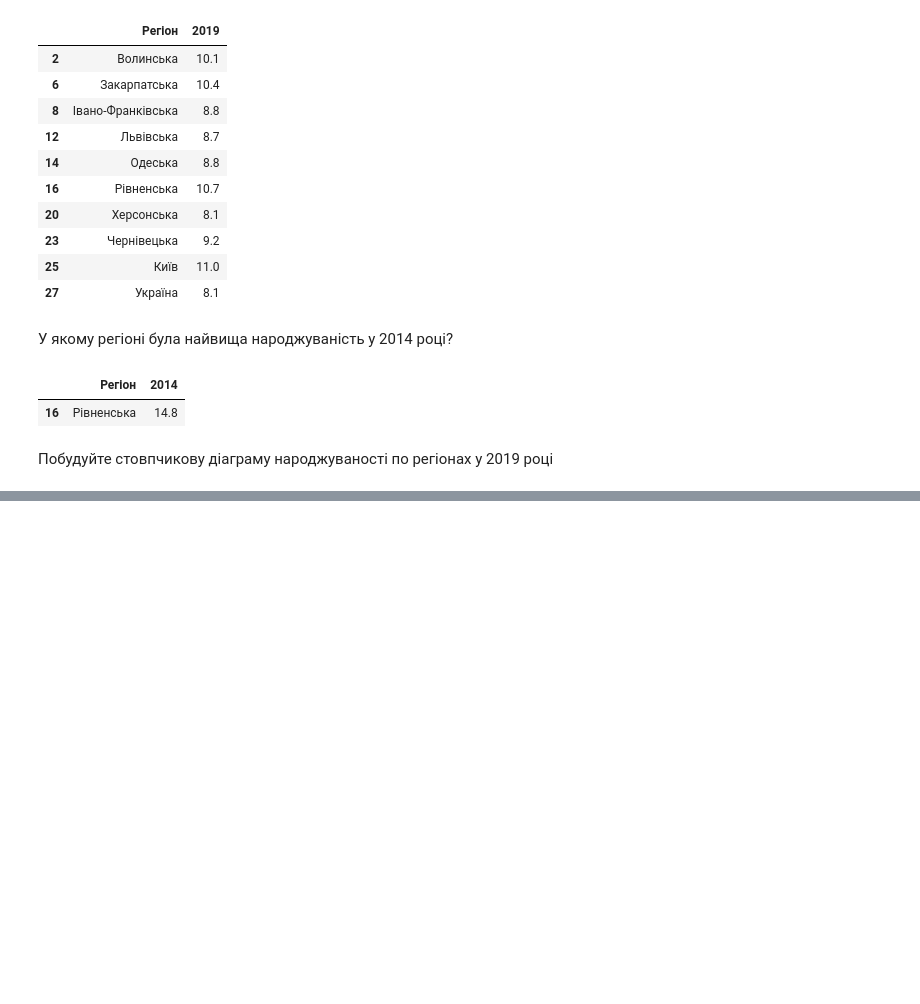
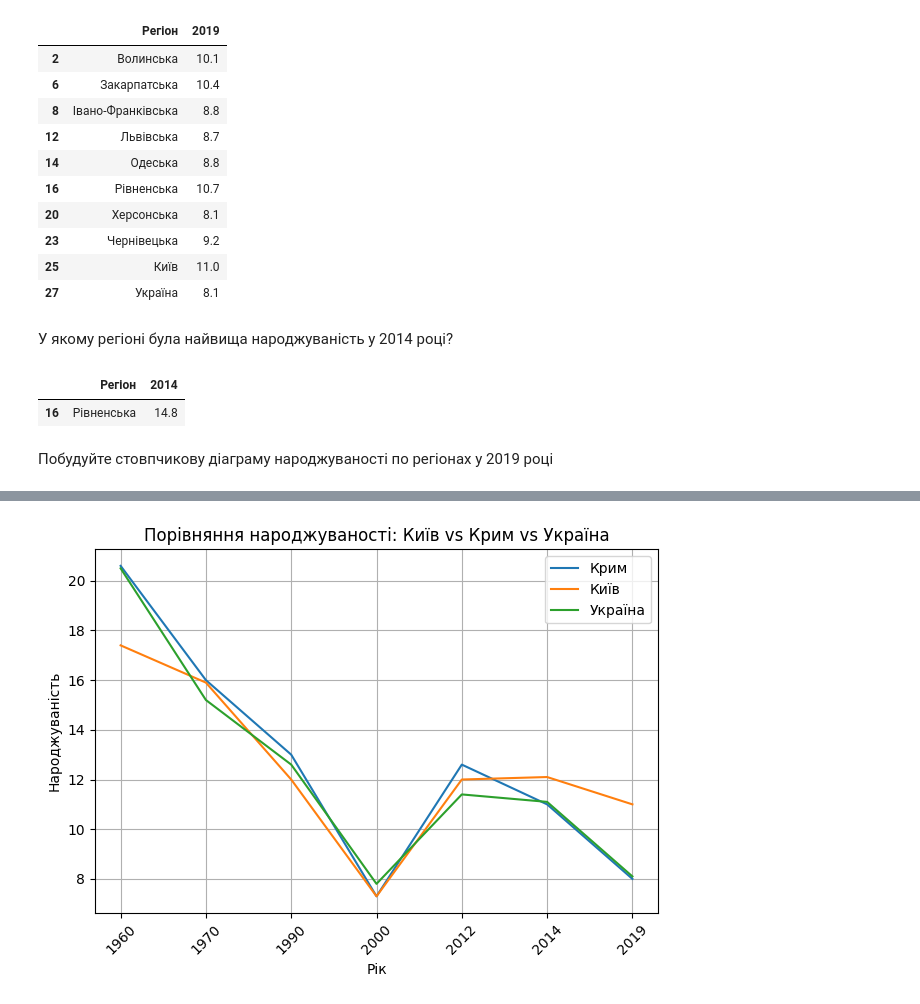
Before and after one commit to anton-akulenko/HW02-DS, a Jupyter notebook: DS_HW02_01.ipynb, the cells around one changed output, grey strips where cells are left out. Drawn from its saved outputs; the diff is of its cells as text; code cells hidden in the pictures; blank space fills up the shorter version.

```diff
--- a/DS_HW02_01.ipynb
+++ b/DS_HW02_01.ipynb
@@ -303,0 +359,19 @@ plt.show()
+# %%
+df = table_fillna_mean
+regions = ["Крим", "Київ", "Україна"]
+
+for region in regions:
+    region_data = df[df["Регіон"] == region]
+    plt.plot(df.columns[2:], region_data.iloc[0, 2:], label=region)
+
+plt.title("Порівняння народжуваності: Київ vs Крим vs Україна")
+plt.xlabel("Рік")
+plt.ylabel("Народжуваність")
+plt.legend()
+plt.grid(True)
+plt.xticks(rotation=45)
+plt.tight_layout()
+
+plt.show()
+# %% [output]
+[figure, added]
```
Also changed, not shown: parts of 4 cells of this notebook.
